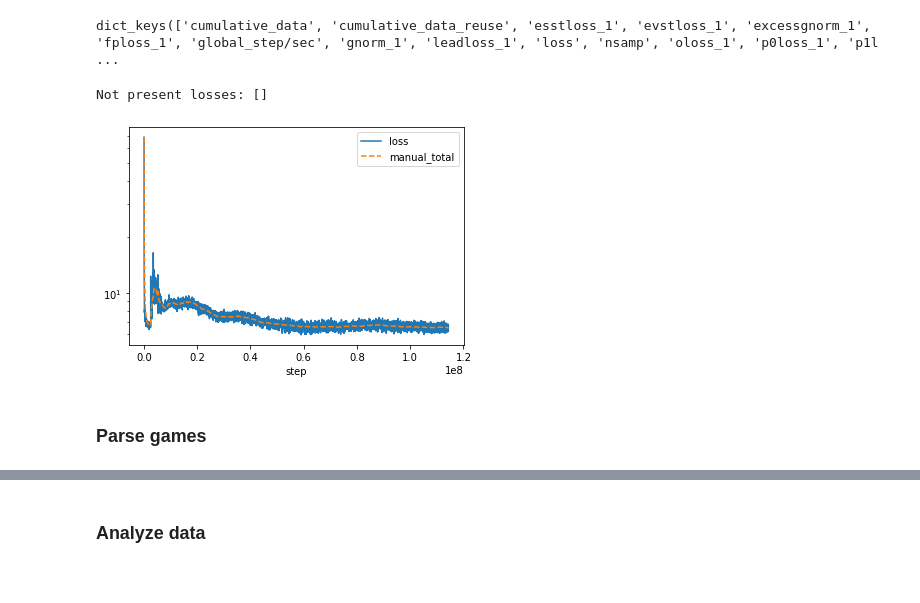
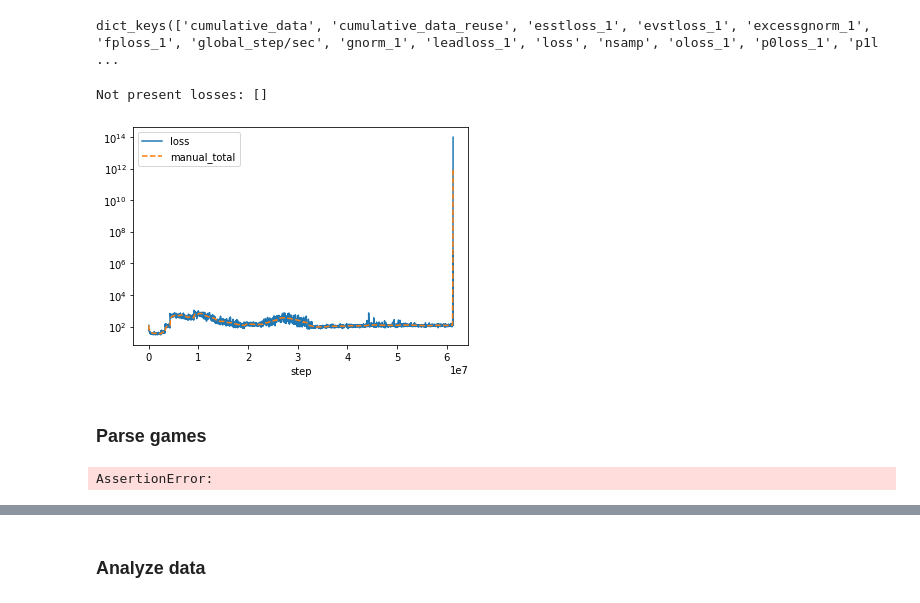
Before and after one commit to AlignmentResearch/go_attack, a Jupyter notebook: notebooks/sgf-explorer.ipynb, the cells around one changed output, grey strips where cells are left out. Cells and saved outputs as stored; diff of their text form; code cells hidden in the pictures.

```diff
--- a/notebooks/sgf-explorer.ipynb
+++ b/notebooks/sgf-explorer.ipynb
@@ -119,44 +115,43 @@ loss_components = [
     "p1loss_1",
     "vloss_1",
     "tdvloss_1",
     "tdsloss_1",
     "smloss_1",
     "leadloss_1",
-    # "vtimeloss_1",
+    "vtimeloss_1",
     "sbpdfloss_1",
     "sbcdfloss_1",
     "oloss_1",
     "sloss_1",
     "fploss_1",
     "skloss_1",
     "rsdloss_1",
     "evstloss_1",
     "esstloss_1",
     "rloss_1",
     "rscloss_1",
 ]
 print("Not present losses:", [k for k in loss_components if k not in tb_metric_dict])
 
 tb_metric_dict["loss"].plot()
 
 tot = sum(tb_metric_dict[k] for k in loss_components if k in tb_metric_dict)
 tot.name ="manual_total"
 tot.plot(linestyle="--")
 plt.yscale("log")
 
 plt.legend();
 # %% [output]
 Not present losses: []
-[figure, old version]
+[figure, new version]
 # %% [markdown]
 ### Parse games
 # %%
-random.seed(42)
-game_infos: List[game_info.GameInfo] = process_map(
-    game_info.parse_game_info,
-    raw_sgf_strs,
-    max_workers=64,
-    chunksize=50,
+game_infos = game_info.read_and_parse_all_files(
+    sgf_paths,
+    fast_parse=True,
 )
+# %% [output]
+AssertionError:
 # %%
 %%time
```
Also changed, not shown: parts of 11 cells of this notebook, 14 other files.
